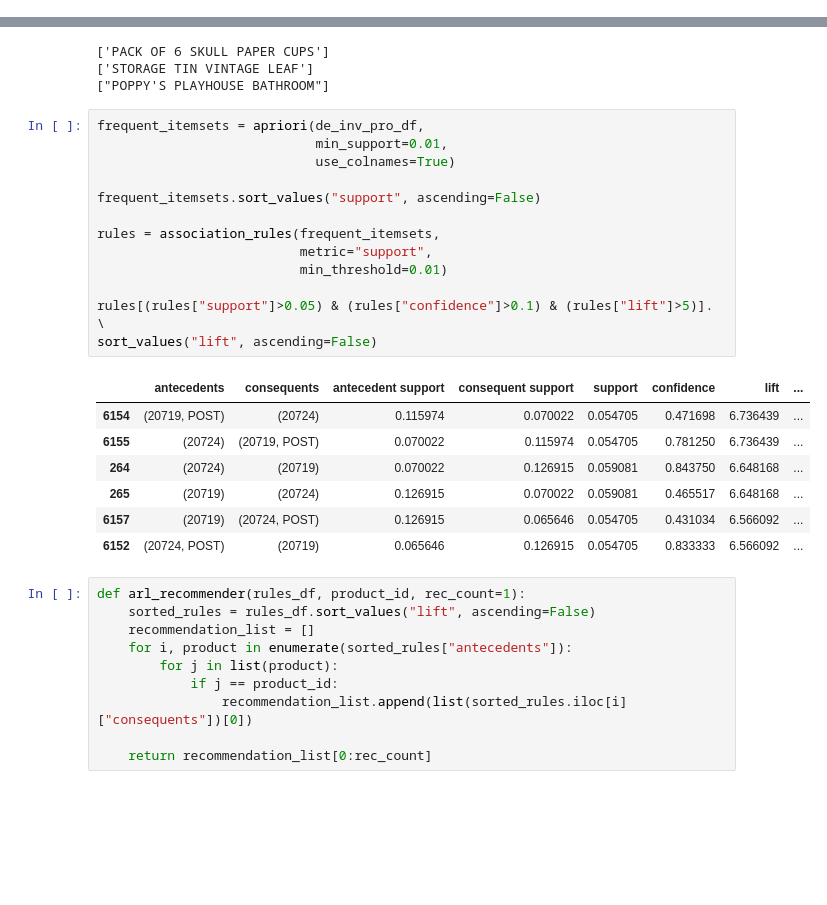
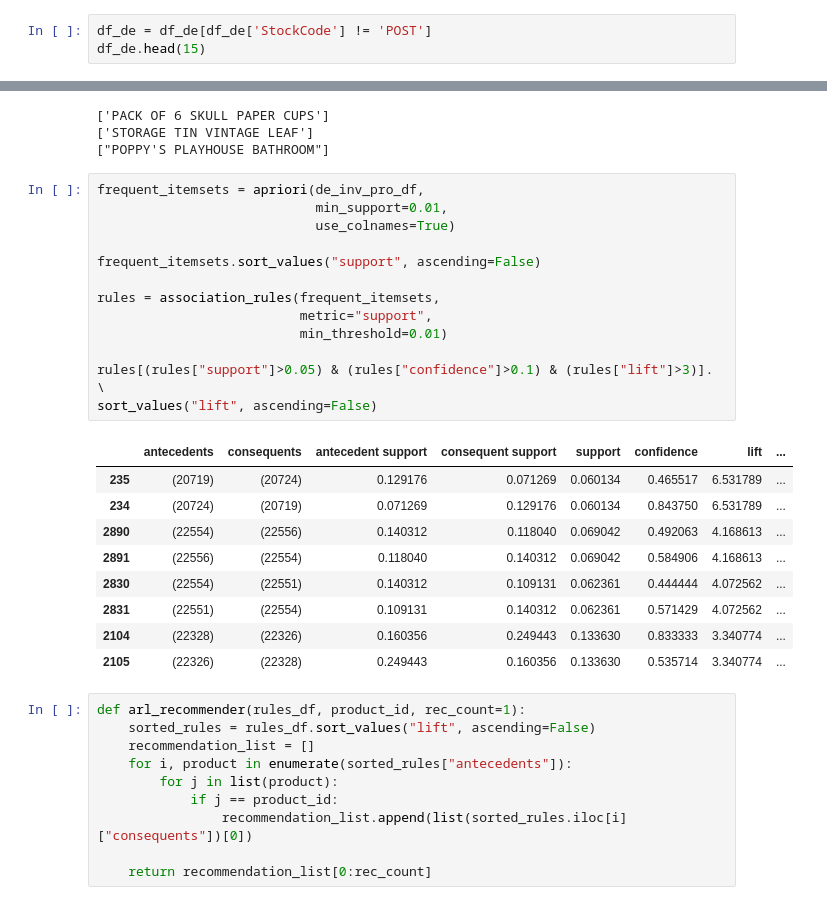
Before and after one commit to dilekdd/Association_Rule_Based_Recommender-_-DE, a Jupyter notebook: association-rule-based-recommender-de.ipynb, the cells around one changed output, grey strips where cells are left out. Saved outputs shown, nothing was run; the diff lists cells and outputs as text; blank space fills up the shorter version.

Commit message:
Kaggle Notebook | Association Rule Based Recommender _ DE | Version 10

```diff
--- a/association-rule-based-recommender-de.ipynb
+++ b/association-rule-based-recommender-de.ipynb
@@ -157,3 +157,6 @@ df_de.head()
 df_de.shape
 # %% [output]
 (9040, 8)
+# %%
+df_de = df_de[df_de['StockCode'] != 'POST']
+df_de.head(15)
@@ -182,24 +217,26 @@ check_id(df_de, 22747)
 # %%
 frequent_itemsets = apriori(de_inv_pro_df,
                             min_support=0.01,
                             use_colnames=True)
 
 frequent_itemsets.sort_values("support", ascending=False)
 
 rules = association_rules(frequent_itemsets,
                           metric="support",
                           min_threshold=0.01)
 
-rules[(rules["support"]>0.05) & (rules["confidence"]>0.1) & (rules["lift"]>5)]. \
+rules[(rules["support"]>0.05) & (rules["confidence"]>0.1) & (rules["lift"]>3)]. \
 sort_values("lift", ascending=False)
 # %% [output]
 |  | antecedents | consequents | antecedent support | consequent support | support | confidence | lift | ... |
-| 6154 | (20719, POST) | (20724) | 0.115974 | 0.070022 | 0.054705 | 0.471698 | 6.736439 | ... |
-| 6155 | (20724) | (20719, POST) | 0.070022 | 0.115974 | 0.054705 | 0.781250 | 6.736439 | ... |
-| 264 | (20724) | (20719) | 0.070022 | 0.126915 | 0.059081 | 0.843750 | 6.648168 | ... |
-| 265 | (20719) | (20724) | 0.126915 | 0.070022 | 0.059081 | 0.465517 | 6.648168 | ... |
-| 6157 | (20719) | (20724, POST) | 0.126915 | 0.065646 | 0.054705 | 0.431034 | 6.566092 | ... |
-| 6152 | (20724, POST) | (20719) | 0.065646 | 0.126915 | 0.054705 | 0.833333 | 6.566092 | ... |
+| 235 | (20719) | (20724) | 0.129176 | 0.071269 | 0.060134 | 0.465517 | 6.531789 | ... |
+| 234 | (20724) | (20719) | 0.071269 | 0.129176 | 0.060134 | 0.843750 | 6.531789 | ... |
+| 2890 | (22554) | (22556) | 0.140312 | 0.118040 | 0.069042 | 0.492063 | 4.168613 | ... |
+| 2891 | (22556) | (22554) | 0.118040 | 0.140312 | 0.069042 | 0.584906 | 4.168613 | ... |
+| 2830 | (22554) | (22551) | 0.140312 | 0.109131 | 0.062361 | 0.444444 | 4.072562 | ... |
+| 2831 | (22551) | (22554) | 0.109131 | 0.140312 | 0.062361 | 0.571429 | 4.072562 | ... |
+| 2104 | (22328) | (22326) | 0.160356 | 0.249443 | 0.133630 | 0.833333 | 3.340774 | ... |
+| 2105 | (22326) | (22328) | 0.249443 | 0.160356 | 0.133630 | 0.535714 | 3.340774 | ... |
 # %%
 def arl_recommender(rules_df, product_id, rec_count=1):
     sorted_rules = rules_df.sort_values("lift", ascending=False)
```
Also changed, not shown: parts of 3 cells of this notebook.
